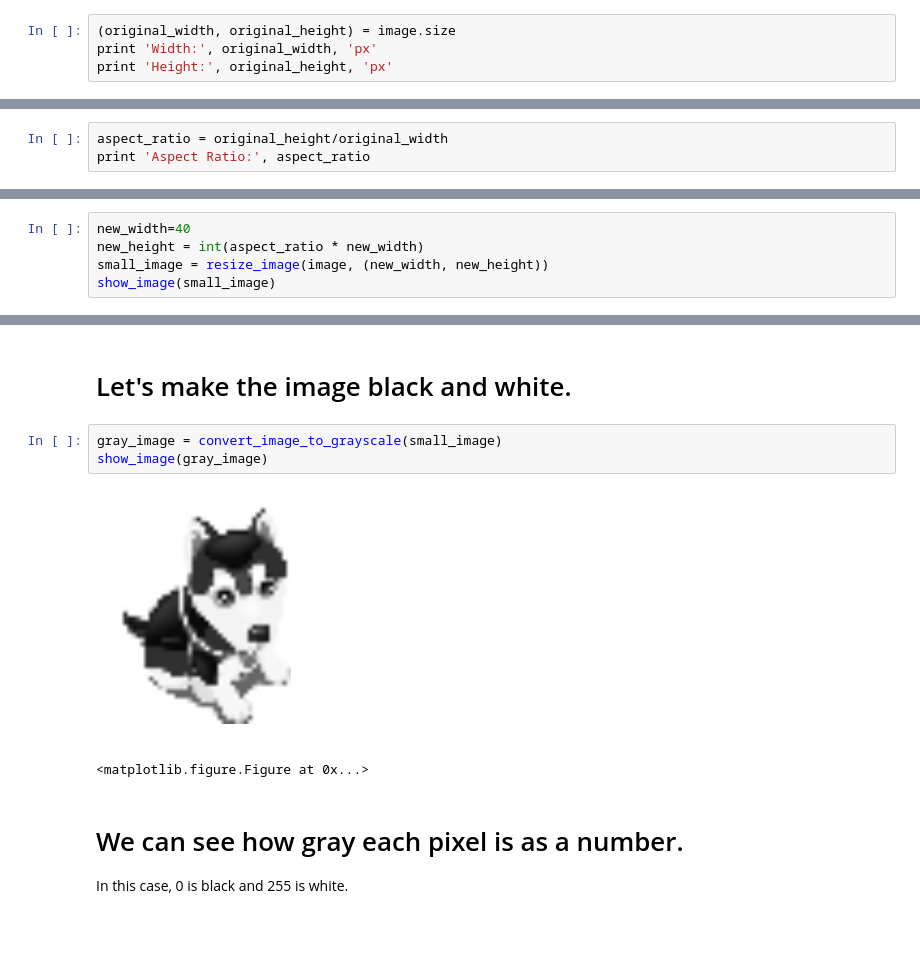
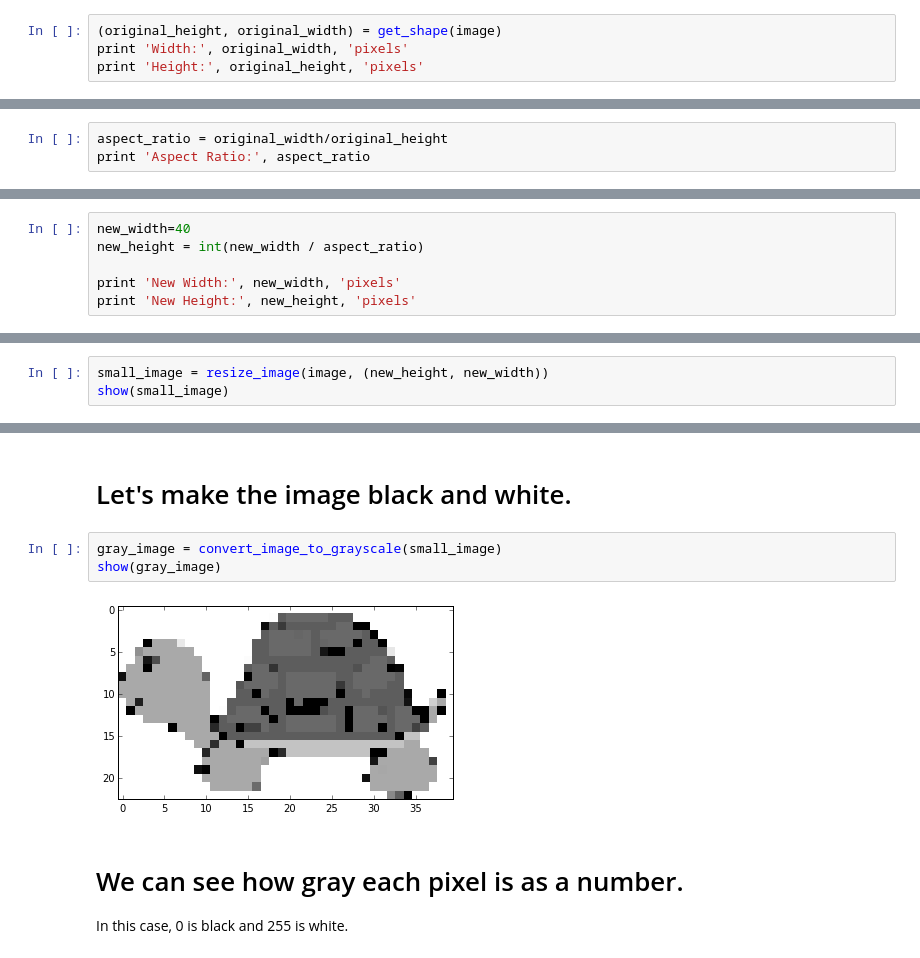
Before and after one commit to codeparkhouston/ascii-art, a Jupyter notebook: ASCII ART.ipynb, the cells around one changed output, grey strips where cells are left out. Drawn from its saved outputs; the diff is of its cells as text; blank space fills up the shorter version.

```diff
--- a/ASCII ART.ipynb
+++ b/ASCII ART.ipynb
@@ -27,7 +38,7 @@ show_image(image)
 # %% [markdown]
 # Let's look at the size of the image.
 # %%
-(original_width, original_height) = image.size
-print 'Width:', original_width, 'px'
-print 'Height:', original_height, 'px'
+(original_height, original_width) = get_shape(image)
+print 'Width:', original_width, 'pixels'
+print 'Height:', original_height, 'pixels'
 # %% [output]
@@ -38,4 +49,4 @@ Height: 350 px
 # %%
-aspect_ratio = original_height/original_width
+aspect_ratio = original_width/original_height
 print 'Aspect Ratio:', aspect_ratio
 # %% [output]
@@ -44,7 +55,8 @@ Aspect Ratio: 1.30111524164
 # The ratio will help us resize the image.
 # %%
 new_width=40
-new_height = int(aspect_ratio * new_width)
-small_image = resize_image(image, (new_width, new_height))
-show_image(small_image)
+new_height = int(new_width / aspect_ratio)
+
+print 'New Width:', new_width, 'pixels'
+print 'New Height:', new_height, 'pixels'
 # %% [output]
@@ -52,0 +65,3 @@ show_image(small_image)
+# %%
+small_image = resize_image(image, (new_height, new_width))
+show(small_image)
@@ -54,10 +71,9 @@ show_image(small_image)
 # Let's make the image black and white.
 # %%
 gray_image = convert_image_to_grayscale(small_image)
-show_image(gray_image)
+show(gray_image)
 # %% [output]
-[figure, old version]
+[figure, new version]
-<matplotlib.figure.Figure at 0x...>
 # %% [markdown]
 # We can see how gray each pixel is as a number.
 
```
Also changed, not shown: parts of 15 cells of this notebook, 1 other file.
